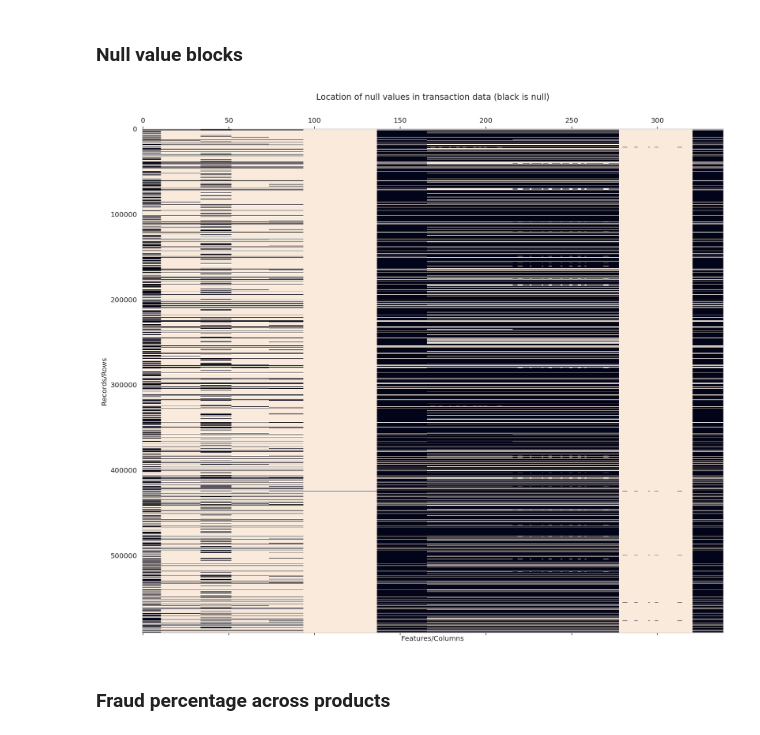
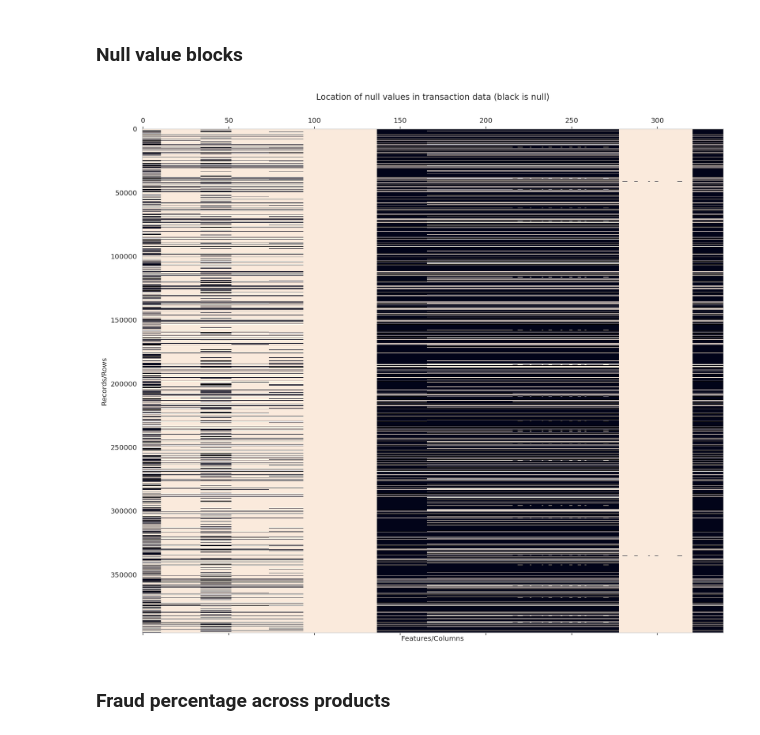
Before and after one commit to sanjyotUM/credit_card_fraud_detection, a Jupyter notebook: notebooks/is_1.ipynb, the cells around one changed output. Saved outputs shown, nothing was run; the diff lists cells and outputs as text; code cells hidden in the pictures.

Commit message:
Train test split and training time benchmarking

```diff
--- a/notebooks/is_1.ipynb
+++ b/notebooks/is_1.ipynb
@@ -58,7 +62,7 @@ test = pd.read_csv(test_c_filename).sample(frac=data_fraction, random_state=42)
 # %% [markdown]
 ### Turn categorical features into numeric values
 # %%
-def cat_to_numeric(dftrain, dftest):
+def cat_to_numeric(dftrain):
 
     cat_features = ['card4', 'card6', 'P_emaildomain', 'R_emaildomain',
                 'M1', 'M2', 'M3', 'M4', 'M5', 'M6', 'M7', 'M8', 'M9',
@@ -70,13 +74,9 @@ def cat_to_numeric(dftrain, dftest):
 
     for ft in cat_features:
         lc = LabelEncoder()
-        all_values = dftrain[ft].append(dftest[ft]).astype(str)
-        lc = lc.fit(all_values)
+        dftrain[ft] = lc.fit_transform(dftrain[ft].astype(str))
         lc_dict[ft] = lc
-
-        dftrain[ft] = lc.transform(dftrain[ft].astype(str))
-        dftest[ft] = lc.transform(dftest[ft].astype(str))
-    return dftrain, dftest, lc
+    return dftrain, lc
 # %%
 train.info()
 # %% [output]
@@ -86,7 +86,7 @@ Columns: 434 entries, TransactionID to DeviceInfo
 dtypes: float64(399), int64(4), object(31)
 memory usage: 1.9+ GB
 # %%
-train, test, lc = cat_to_numeric(train, test)
+train, lc = cat_to_numeric(train)
 # %% [markdown]
 ### Reconcile every feature's presence
 # %%
@@ -119,0 +145,4 @@ assert set(all_cols) == set(train.columns)
+# %%
+id_cols = ['TransactionID', 'TransactionDT', 'ProductCD']
+
+X_train, X_test, y_train, y_test = train_test_split(train[features + id_cols], train[label_col], test_size=0.33, random_state=42)
@@ -156,16 +195,16 @@ Categorical Features:
 ### Null value blocks
 # %%
 plt.figure(figsize=(15,13))
-plt.matshow((~train[v_cols].isnull()).astype(int), fignum=1)
+plt.matshow((~X_train[v_cols].isnull()).astype(int), fignum=1)
 ax = plt.gca()
 ax.set_aspect('auto')
 ax.set_title('Location of null values in transaction data (black is null)')
 ax.set_xlabel('Features/Columns')
 ax.set_ylabel('Records/Rows')
 plt.grid(False)
 plt.show()
 # %% [output]
-[figure, old version]
+[figure, new version]
 # %% [markdown]
 ### Fraud percentage across products
 # %%
```
Also changed, not shown: parts of 28 cells of this notebook.
